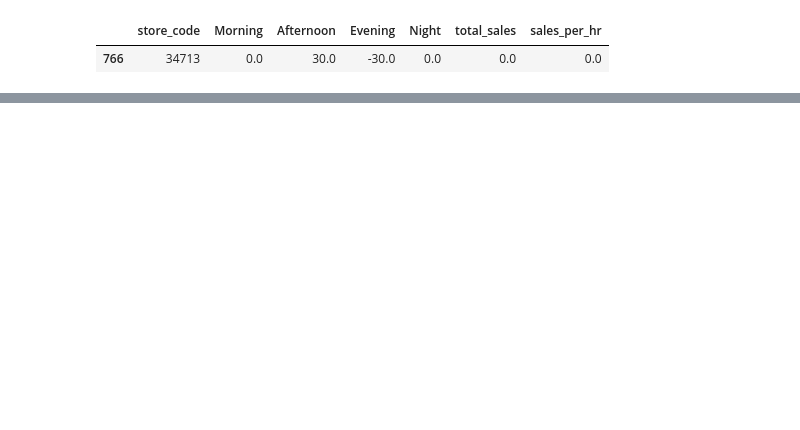
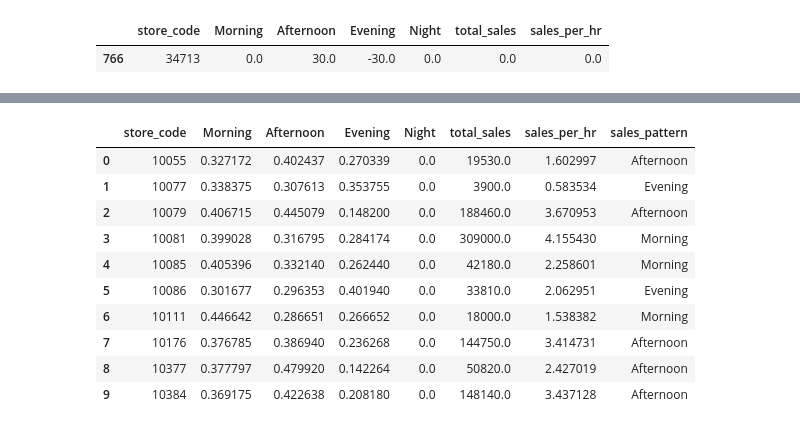
Before and after one commit to anilkumarpanda/imp_sales_forecast, a Jupyter notebook: Create Target v2.0.ipynb, the cells around one changed output, grey strips where cells are left out. Saved outputs shown, nothing was run; the diff lists cells and outputs as text; code cells hidden in the pictures; blank space fills up the shorter version.

```diff
--- a/Create Target v2.0.ipynb
+++ b/Create Target v2.0.ipynb
@@ -159,0 +179,2 @@ sales_pdf_hr.to_csv("../UseCase_3_Datasets/sales_per_day_period.csv",index_label
+# %%
+sales_pdf_hr['sales_pattern'] = sales_pdf_hr.apply(lambda row: getMaxSalesPeriod(row['Morning'],row['Afternoon'],row['Evening']), axis=1)
@@ -159,0 +188,14 @@ sales_pdf_hr.to_csv("../UseCase_3_Datasets/sales_per_day_period.csv",index_label
+# %%
+sales_pdf_hr.head(10)
+# %% [output]
+|  | store_code | Morning | Afternoon | Evening | Night | total_sales | sales_per_hr | sales_pattern |
+| 0 | 10055 | 0.327172 | 0.402437 | 0.270339 | 0.0 | 19530.0 | 1.602997 | Afternoon |
+| 1 | 10077 | 0.338375 | 0.307613 | 0.353755 | 0.0 | 3900.0 | 0.583534 | Evening |
+| 2 | 10079 | 0.406715 | 0.445079 | 0.148200 | 0.0 | 188460.0 | 3.670953 | Afternoon |
+| 3 | 10081 | 0.399028 | 0.316795 | 0.284174 | 0.0 | 309000.0 | 4.155430 | Morning |
+| 4 | 10085 | 0.405396 | 0.332140 | 0.262440 | 0.0 | 42180.0 | 2.258601 | Morning |
+| 5 | 10086 | 0.301677 | 0.296353 | 0.401940 | 0.0 | 33810.0 | 2.062951 | Evening |
+| 6 | 10111 | 0.446642 | 0.286651 | 0.266652 | 0.0 | 18000.0 | 1.538382 | Morning |
+| 7 | 10176 | 0.376785 | 0.386940 | 0.236268 | 0.0 | 144750.0 | 3.414731 | Afternoon |
+| 8 | 10377 | 0.377797 | 0.479920 | 0.142264 | 0.0 | 50820.0 | 2.427019 | Afternoon |
+| 9 | 10384 | 0.369175 | 0.422638 | 0.208180 | 0.0 | 148140.0 | 3.437128 | Afternoon |
```
Also changed, not shown: parts of 11 cells of this notebook, 5 other files.
